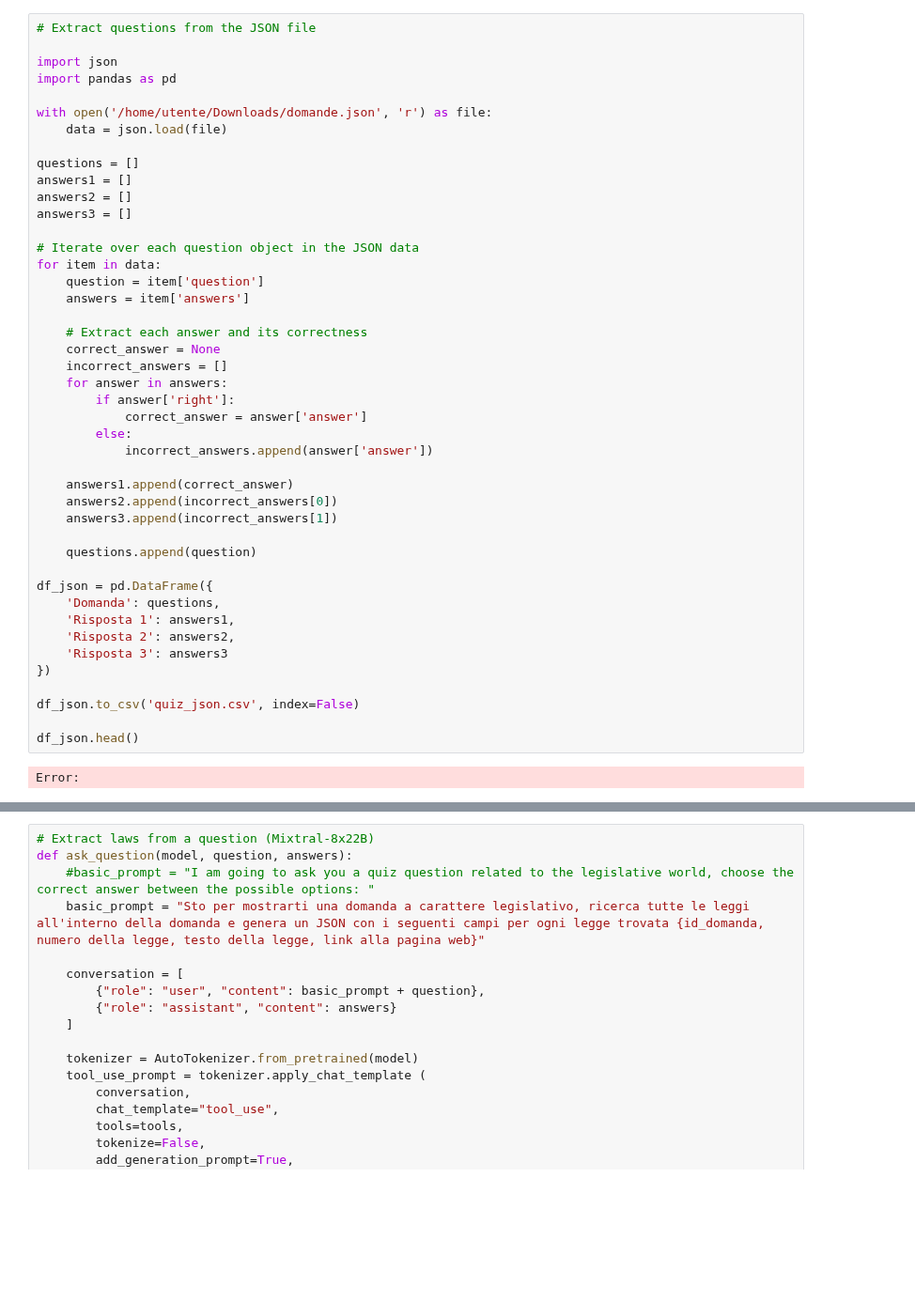
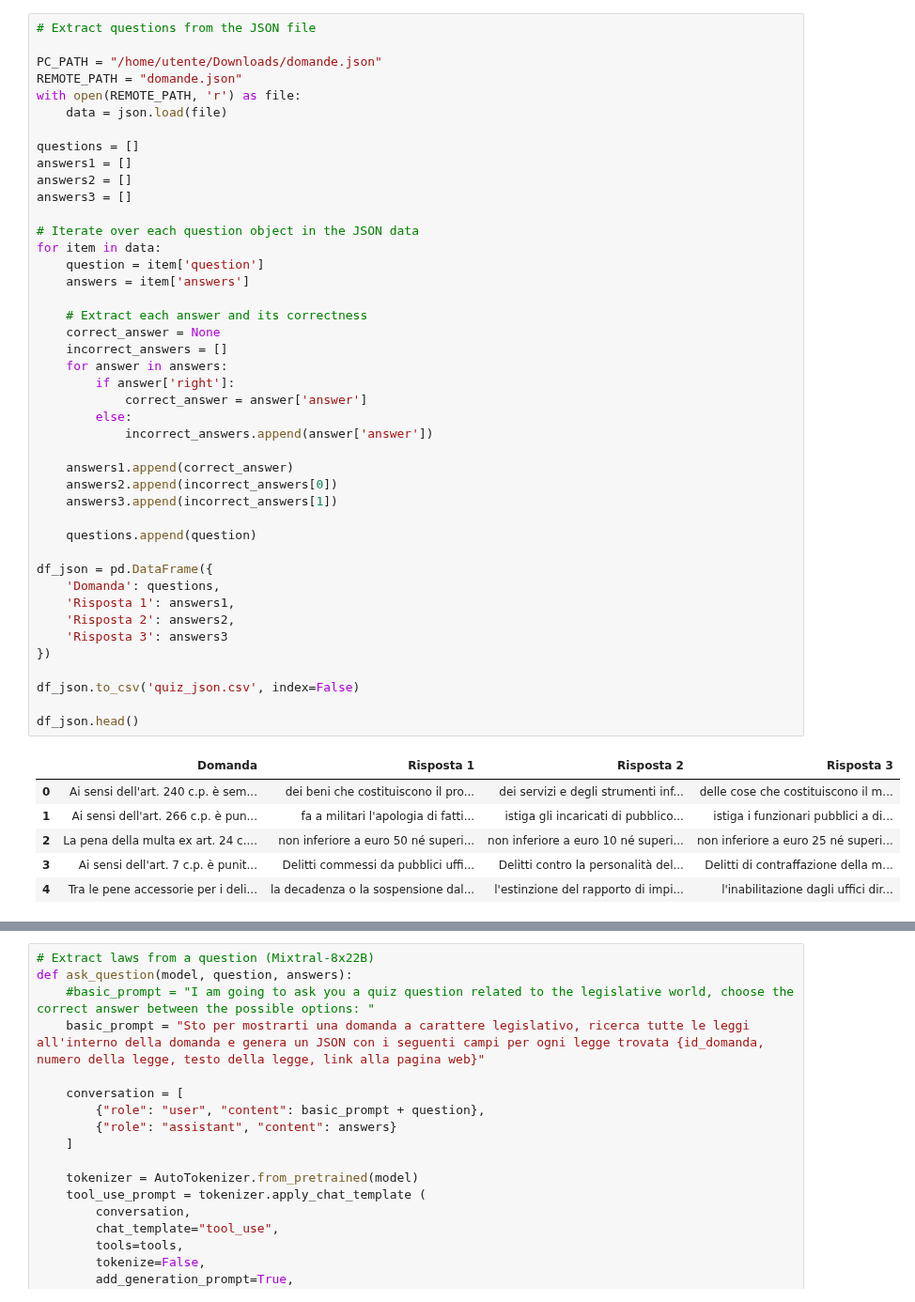
Before and after one commit to IGieckI/Thesis, a Jupyter notebook: Data/Core.ipynb, the cells around one changed output, grey strips where cells are left out. Shown at 94% size. Saved outputs shown, nothing was run; the diff lists cells and outputs as text; blank space fills up the shorter version.

```diff
--- a/Data/Core.ipynb
+++ b/Data/Core.ipynb
@@ -85,10 +87,9 @@ Error:
 # %%
 # Extract questions from the JSON file
 
-import json
-import pandas as pd
-
-with open('/home/utente/Downloads/domande.json', 'r') as file:
+PC_PATH = "/home/utente/Downloads/domande.json"
+REMOTE_PATH = "domande.json"
+with open(REMOTE_PATH, 'r') as file:
     data = json.load(file)
 
 questions = []
@@ -100,34 +101,39 @@ answers3 = []
 for item in data:
     question = item['question']
     answers = item['answers']
 
     # Extract each answer and its correctness
     correct_answer = None
     incorrect_answers = []
     for answer in answers:
         if answer['right']:
             correct_answer = answer['answer']
         else:
             incorrect_answers.append(answer['answer'])
 
     answers1.append(correct_answer)
     answers2.append(incorrect_answers[0])
     answers3.append(incorrect_answers[1])
 
     questions.append(question)
 
 df_json = pd.DataFrame({
     'Domanda': questions,
     'Risposta 1': answers1,
     'Risposta 2': answers2,
     'Risposta 3': answers3
 })
 
 df_json.to_csv('quiz_json.csv', index=False)
 
 df_json.head()
 # %% [output]
-Error:
+|  | Domanda | Risposta 1 | Risposta 2 | Risposta 3 |
+| 0 | Ai sensi dell'art. 240 c.p. è sem... | dei beni che costituiscono il pro... | dei servizi e degli strumenti inf... | delle cose che costituiscono il m... |
+| 1 | Ai sensi dell'art. 266 c.p. è pun... | fa a militari l'apologia di fatti... | istiga gli incaricati di pubblico... | istiga i funzionari pubblici a di... |
+| 2 | La pena della multa ex art. 24 c.... | non inferiore a euro 50 né superi... | non inferiore a euro 10 né superi... | non inferiore a euro 25 né superi... |
+| 3 | Ai sensi dell'art. 7 c.p. è punit... | Delitti commessi da pubblici uffi... | Delitti contro la personalità del... | Delitti di contraffazione della m... |
+| 4 | Tra le pene accessorie per i deli... | la decadenza o la sospensione dal... | l'estinzione del rapporto di impi... | l'inabilitazione dagli uffici dir... |
 # %%
 # Merge the two dataframes and clean up the data
 
```
Also changed, not shown: parts of 9 cells of this notebook.
